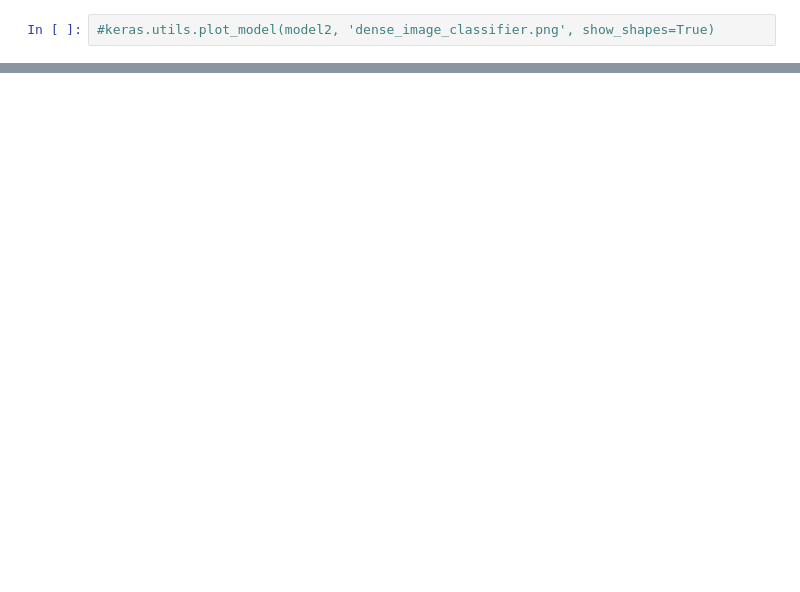
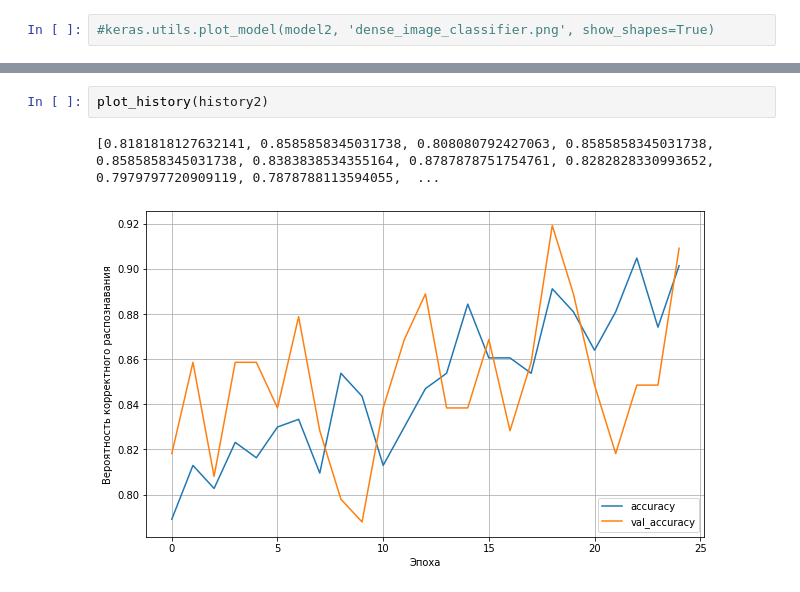
Before and after one commit to vasilevIT/emg-interface, a Jupyter notebook: prefilter_for_EMG_signal.ipynb, the cells around one changed output, grey strips where cells are left out. Cells and saved outputs as stored; diff of their text form; blank space fills up the shorter version.

```diff
--- a/prefilter_for_EMG_signal.ipynb
+++ b/prefilter_for_EMG_signal.ipynb
@@ -372,0 +349,5 @@ keras.utils.plot_model(model, 'dense_image_classifier.png', show_shapes=True)
+# %%
+plot_history(history2)
+# %% [output]
+[0.8181818127632141, 0.8585858345031738, 0.808080792427063, 0.8585858345031738, 0.8585858345031738, 0.8383838534355164, 0.8787878751754761, 0.8282828330993652, 0.7979797720909119, 0.7878788113594055,  ...
+[figure, added]
```
Also changed, not shown: parts of 20 cells of this notebook, 1 other file.
